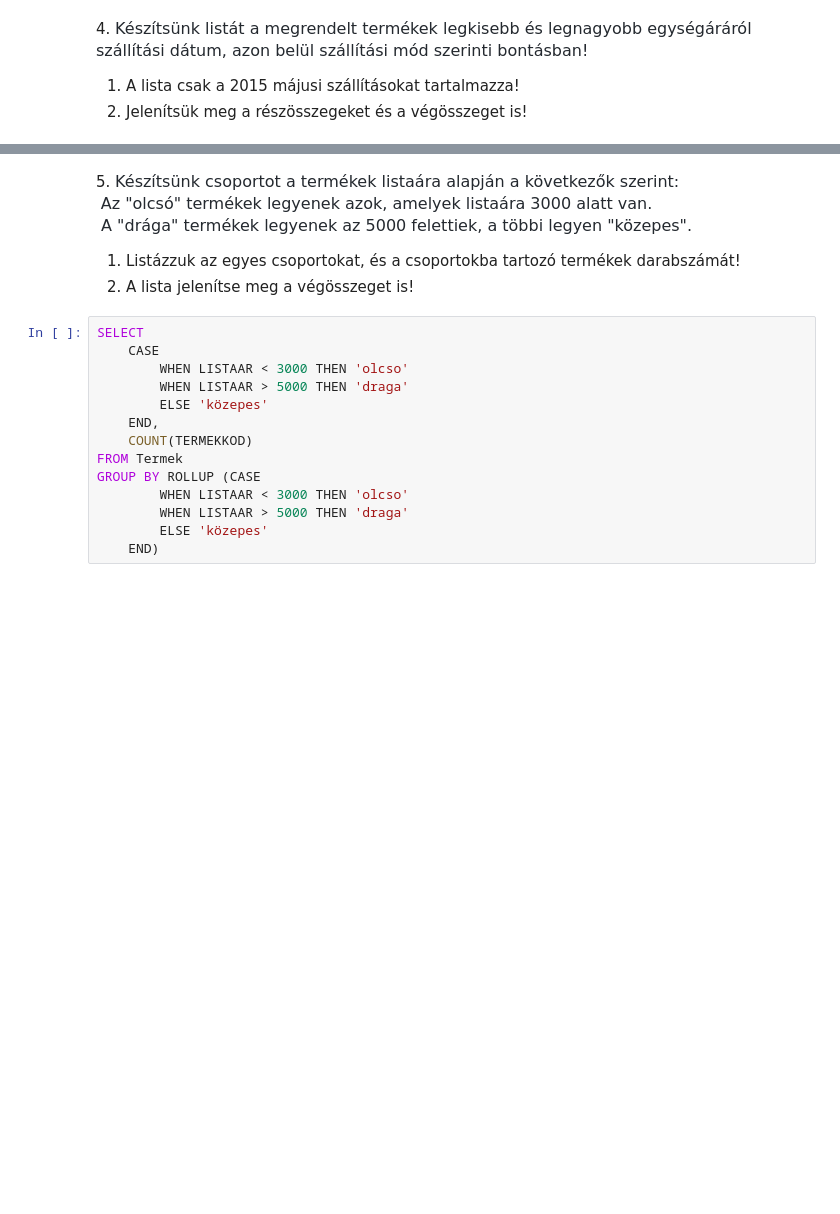
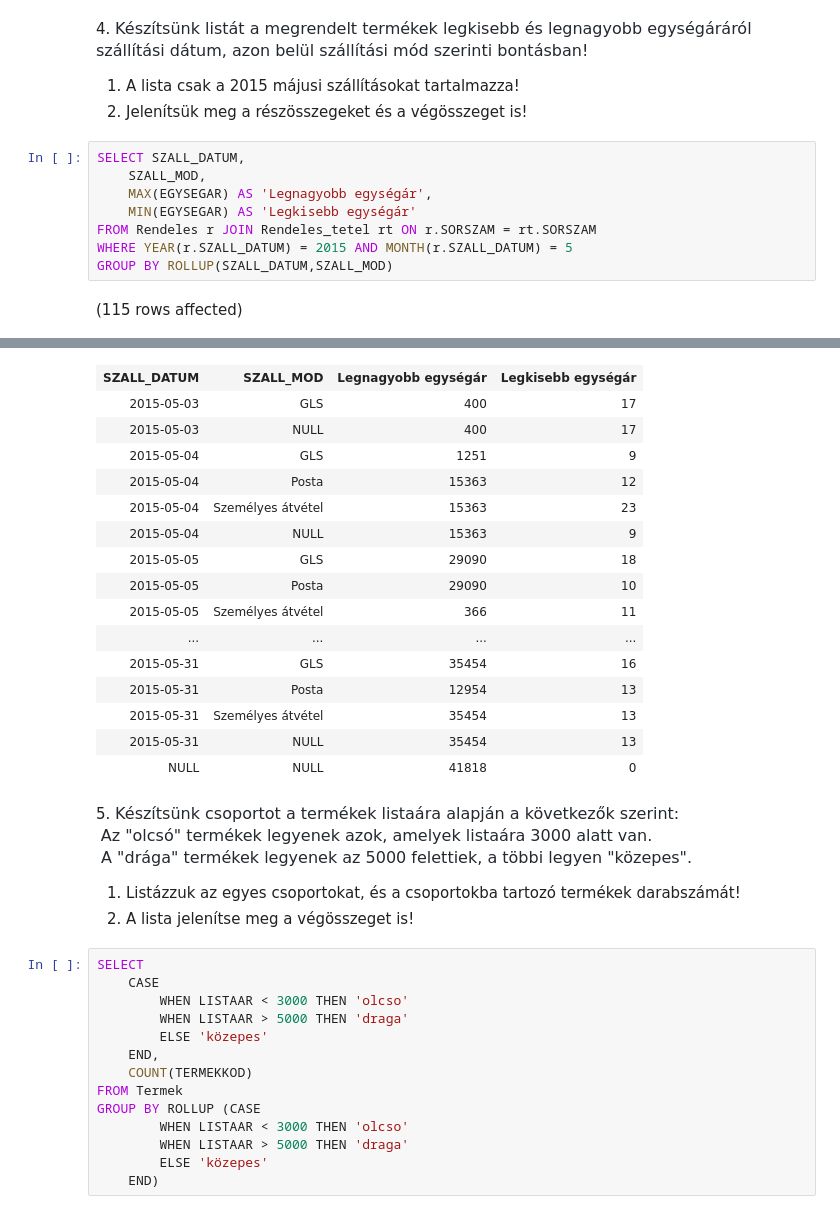
Before and after one commit to Dobo-Lilla/adatbazisok, a Jupyter notebook: gyakorlat05_feladatok.ipynb, the cells around one changed output, grey strips where cells are left out. Saved outputs shown, nothing was run; the diff lists cells and outputs as text; blank space fills up the shorter version.

```diff
--- a/gyakorlat05_feladatok.ipynb
+++ b/gyakorlat05_feladatok.ipynb
@@ -30,3 +77,13 @@ GROUP BY ROLLUP(YEAR(r.REND_DATUM))
 
 1. A lista csak a 2015 májusi szállításokat tartalmazza!
 2. Jelenítsük meg a részösszegeket és a végösszeget is!
+# %%
+SELECT SZALL_DATUM,
+    SZALL_MOD,
+    MAX(EGYSEGAR) AS 'Legnagyobb egységár',
+    MIN(EGYSEGAR) AS 'Legkisebb egységár'
+FROM Rendeles r JOIN Rendeles_tetel rt ON r.SORSZAM = rt.SORSZAM
+WHERE YEAR(r.SZALL_DATUM) = 2015 AND MONTH(r.SZALL_DATUM) = 5
+GROUP BY ROLLUP(SZALL_DATUM,SZALL_MOD)
+# %% [output]
+(115 rows affected)
@@ -33,3 +91,19 @@ GROUP BY ROLLUP(YEAR(r.REND_DATUM))
+| SZALL_DATUM | SZALL_MOD | Legnagyobb egységár | Legkisebb egységár |
+| 2015-05-03 | GLS | 400 | 17 |
+| 2015-05-03 | NULL | 400 | 17 |
+| 2015-05-04 | GLS | 1251 | 9 |
+| 2015-05-04 | Posta | 15363 | 12 |
+| 2015-05-04 | Személyes átvétel | 15363 | 23 |
+| 2015-05-04 | NULL | 15363 | 9 |
+| 2015-05-05 | GLS | 29090 | 18 |
+| 2015-05-05 | Posta | 29090 | 10 |
+| 2015-05-05 | Személyes átvétel | 366 | 11 |
+| ... | ... | ... | ... |
+| 2015-05-31 | GLS | 35454 | 16 |
+| 2015-05-31 | Posta | 12954 | 13 |
+| 2015-05-31 | Személyes átvétel | 35454 | 13 |
+| 2015-05-31 | NULL | 35454 | 13 |
+| NULL | NULL | 41818 | 0 |
 # %% [markdown]
 5. <span style="color: rgb(36, 41, 47); font-family: -apple-system, BlinkMacSystemFont, &quot;Segoe UI&quot;, Helvetica, Arial, sans-serif, &quot;Apple Color Emoji&quot;, &quot;Segoe UI Emoji&quot;; font-size: 16px;">Készítsünk csoportot a termékek listaára alapján a következők szerint:&nbsp;<br></span> <span style="color: rgb(36, 41, 47); font-family: -apple-system, BlinkMacSystemFont, &quot;Segoe UI&quot;, Helvetica, Arial, sans-serif, &quot;Apple Color Emoji&quot;, &quot;Segoe UI Emoji&quot;; font-size: 16px;">Az "olcsó" termékek legyenek azok, amelyek listaára 3000 alatt van.<br>&nbsp;A "drága" termékek legyenek az 5000 felettiek, a többi legyen "közepes".</span>
 
```
Also changed, not shown: parts of 4 cells of this notebook.
